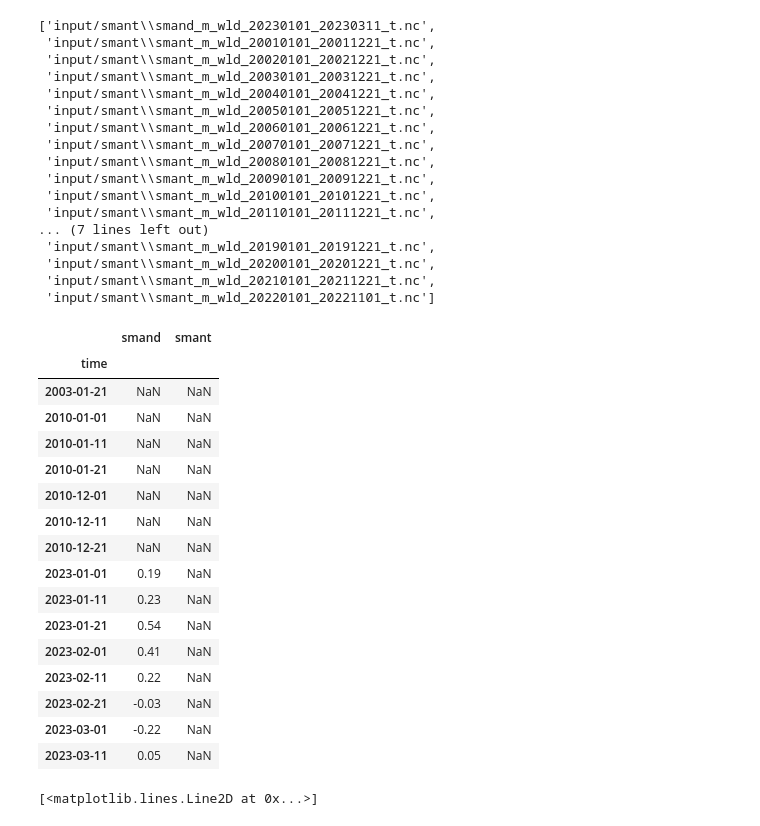
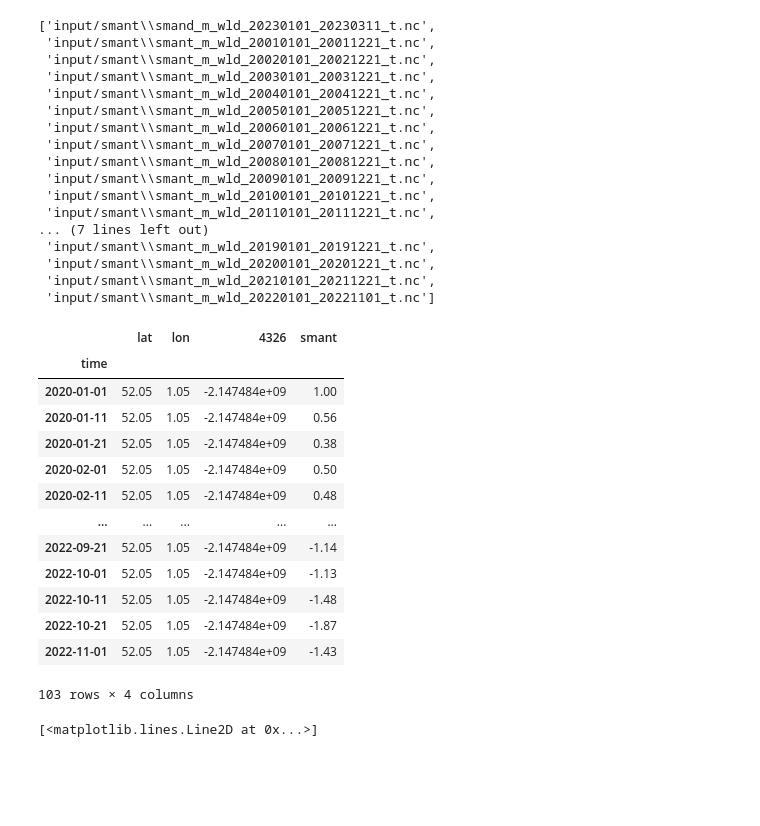
Before and after one commit to pixalytics-ltd/Climate-drought, a Jupyter notebook: edo_read.ipynb, the cells around one changed output. Cells and saved outputs as stored; diff of their text form; code cells hidden in the pictures; blank space fills up the shorter version.

```diff
--- a/edo_read.ipynb
+++ b/edo_read.ipynb
@@ -23,30 +23,30 @@ glob.glob('input/smant/sma*.nc')
  'input/smant\\smant_m_wld_20210101_20211221_t.nc',
  'input/smant\\smant_m_wld_20220101_20221101_t.nc']
 # %%
-import glob
-dses = [xr.open_dataset(fname).sel(lat=52,lon=1,method='nearest') for fname in glob.glob('input/smant/sman*.nc')]
+dses = [xr.open_dataset(fname).sel(lat=52,lon=1,method='nearest').drop_vars(['lat','lon','4326']) for fname in glob.glob('input/smant/sman*.nc')]
 # %%
-ds = xr.merge(dses)
+df = xr.merge(dses).to_dataframe()
-# %%
- df[np.isnan(df.smant) & !np.isnan]
-# %% [output]
-|  | smand | smant |
-| time |  |  |
-| 2003-01-21 | NaN | NaN |
-| 2010-01-01 | NaN | NaN |
-| 2010-01-11 | NaN | NaN |
-| 2010-01-21 | NaN | NaN |
-| 2010-12-01 | NaN | NaN |
-| 2010-12-11 | NaN | NaN |
-| 2010-12-21 | NaN | NaN |
-| 2023-01-01 | 0.19 | NaN |
-| 2023-01-11 | 0.23 | NaN |
-| 2023-01-21 | 0.54 | NaN |
-| 2023-02-01 | 0.41 | NaN |
-| 2023-02-11 | 0.22 | NaN |
-| 2023-02-21 | -0.03 | NaN |
-| 2023-03-01 | -0.22 | NaN |
-| 2023-03-11 | 0.05 | NaN |
+# %%
+df = df.loc[(df.index >= '20200101') & (df.index <= '20221231')]
+# %%
+df.smant.fillna(df.smand, inplace=True)
+del df['smand']
+df
+# %% [output]
+|  | lat | lon | 4326 | smant |
+| time |  |  |  |  |
+| 2020-01-01 | 52.05 | 1.05 | -2.147484e+09 | 1.00 |
+| 2020-01-11 | 52.05 | 1.05 | -2.147484e+09 | 0.56 |
+| 2020-01-21 | 52.05 | 1.05 | -2.147484e+09 | 0.38 |
+| 2020-02-01 | 52.05 | 1.05 | -2.147484e+09 | 0.50 |
+| 2020-02-11 | 52.05 | 1.05 | -2.147484e+09 | 0.48 |
+| ... | ... | ... | ... | ... |
+| 2022-09-21 | 52.05 | 1.05 | -2.147484e+09 | -1.14 |
+| 2022-10-01 | 52.05 | 1.05 | -2.147484e+09 | -1.13 |
+| 2022-10-11 | 52.05 | 1.05 | -2.147484e+09 | -1.48 |
+| 2022-10-21 | 52.05 | 1.05 | -2.147484e+09 | -1.87 |
+| 2022-11-01 | 52.05 | 1.05 | -2.147484e+09 | -1.43 |
+103 rows × 4 columns
 # %%
 df = ds.drop_vars(['lat','lon','4326']).to_dataframe()
 # %%
```
Also changed, not shown: 3 other files.
